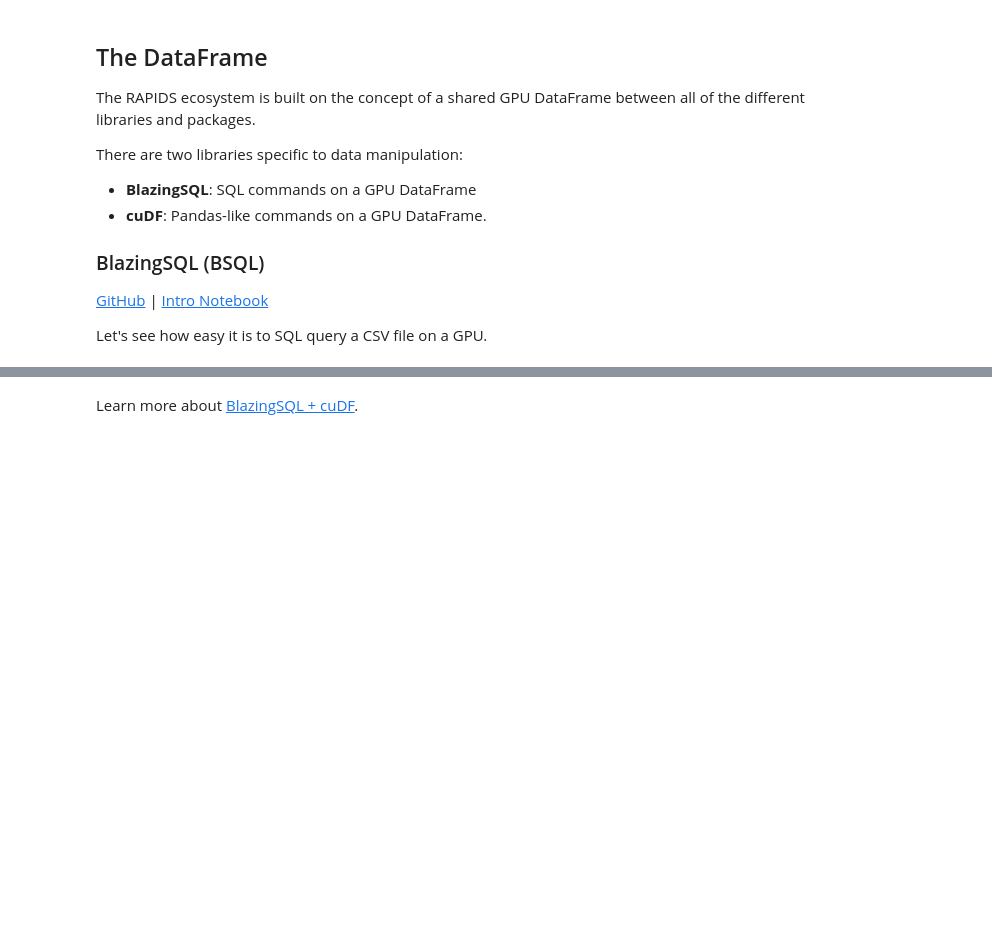
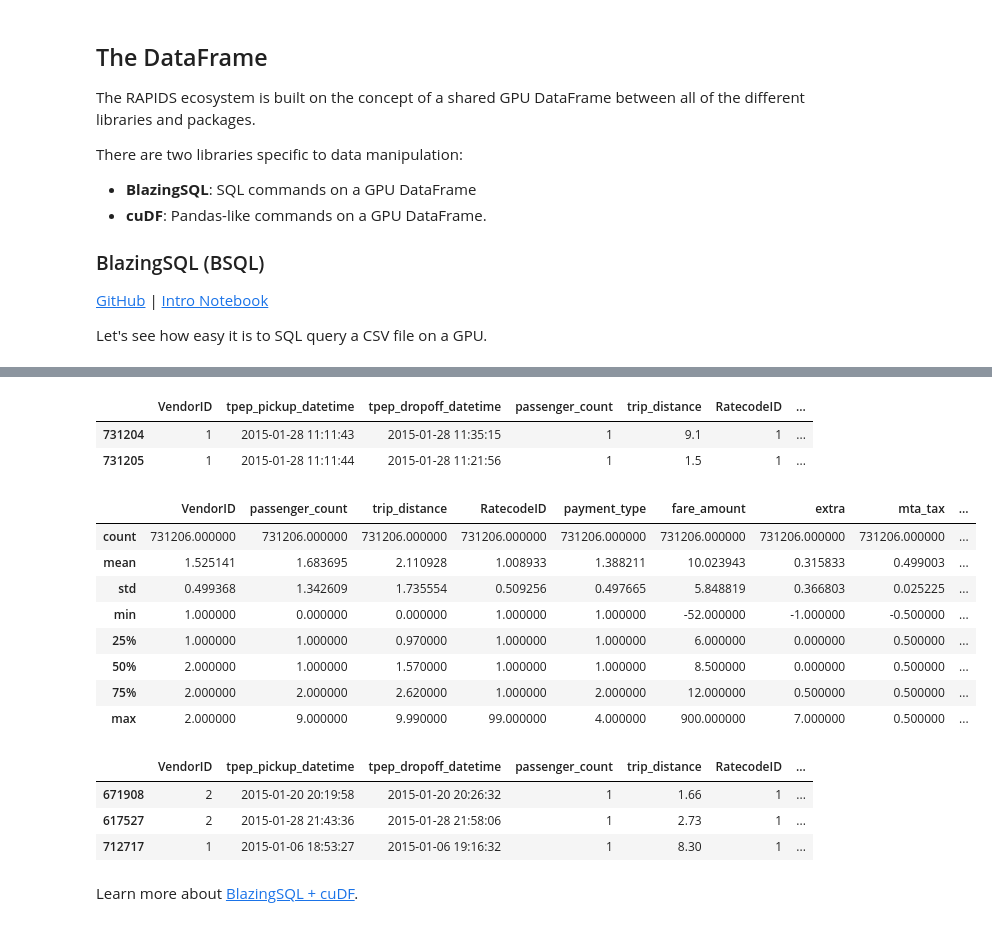
Before and after one commit to BlazingDB/Welcome_to_BlazingSQL_Notebooks, a Jupyter notebook: welcome.ipynb, the cells around one changed output, grey strips where cells are left out. Cells and saved outputs as stored; diff of their text form; code cells hidden in the pictures; blank space fills up the shorter version.

Commit message:
BlazingSQL + cuDF -- The DataFrame

```diff
--- a/welcome.ipynb
+++ b/welcome.ipynb
@@ -50,6 +68,37 @@ some cudf function (like grabbing a column, or what have you...)
+# %%
+# utilize DataFrame methods like .head() or .tail()
+bc.sql('select * from taxi where trip_distance < 10').tail(2)
+# %% [output]
+|  | VendorID | tpep_pickup_datetime | tpep_dropoff_datetime | passenger_count | trip_distance | RatecodeID | ... |
+| 731204 | 1 | 2015-01-28 11:11:43 | 2015-01-28 11:35:15 | 1 | 9.1 | 1 | ... |
+| 731205 | 1 | 2015-01-28 11:11:44 | 2015-01-28 11:21:56 | 1 | 1.5 | 1 | ... |
 # %%
-# tell me about this taxi data
-bc.sql('select * from taxi').describe()
+# tell me about the taxi rides under 10 miles
+bc.sql('select * from taxi where trip_distance < 10').describe()
+# %% [output]
+|  | VendorID | passenger_count | trip_distance | RatecodeID | payment_type | fare_amount | extra | mta_tax | ... |
+| count | 731206.000000 | 731206.000000 | 731206.000000 | 731206.000000 | 731206.000000 | 731206.000000 | 731206.000000 | 731206.000000 | ... |
+| mean | 1.525141 | 1.683695 | 2.110928 | 1.008933 | 1.388211 | 10.023943 | 0.315833 | 0.499003 | ... |
+| std | 0.499368 | 1.342609 | 1.735554 | 0.509256 | 0.497665 | 5.848819 | 0.366803 | 0.025225 | ... |
+| min | 1.000000 | 0.000000 | 0.000000 | 1.000000 | 1.000000 | -52.000000 | -1.000000 | -0.500000 | ... |
+| 25% | 1.000000 | 1.000000 | 0.970000 | 1.000000 | 1.000000 | 6.000000 | 0.000000 | 0.500000 | ... |
+| 50% | 2.000000 | 1.000000 | 1.570000 | 1.000000 | 1.000000 | 8.500000 | 0.000000 | 0.500000 | ... |
+| 75% | 2.000000 | 2.000000 | 2.620000 | 1.000000 | 2.000000 | 12.000000 | 0.500000 | 0.500000 | ... |
+| max | 2.000000 | 9.000000 | 9.990000 | 99.000000 | 4.000000 | 900.000000 | 7.000000 | 0.500000 | ... |
+# %%
+# save results DataFrame as variable
+gdf = bc.sql('select * from taxi where trip_distance < 10')
+
+# call DataFrame .fillna() method to fill null values
+gdf = gdf.fillna(0)
+
+# convert DataFrame .to_pandas() and show me a few rows
+gdf.to_pandas().sample(3)
+# %% [output]
+|  | VendorID | tpep_pickup_datetime | tpep_dropoff_datetime | passenger_count | trip_distance | RatecodeID | ... |
+| 671908 | 2 | 2015-01-20 20:19:58 | 2015-01-20 20:26:32 | 1 | 1.66 | 1 | ... |
+| 617527 | 2 | 2015-01-28 21:43:36 | 2015-01-28 21:58:06 | 1 | 2.73 | 1 | ... |
+| 712717 | 1 | 2015-01-06 18:53:27 | 2015-01-06 19:16:32 | 1 | 8.30 | 1 | ... |
 # %% [markdown]
 Learn more about [BlazingSQL + cuDF](intro_notebooks/bsql_cudf.ipynb).
 # %% [markdown]
```
Also changed, not shown: parts of 8 cells of this notebook.
